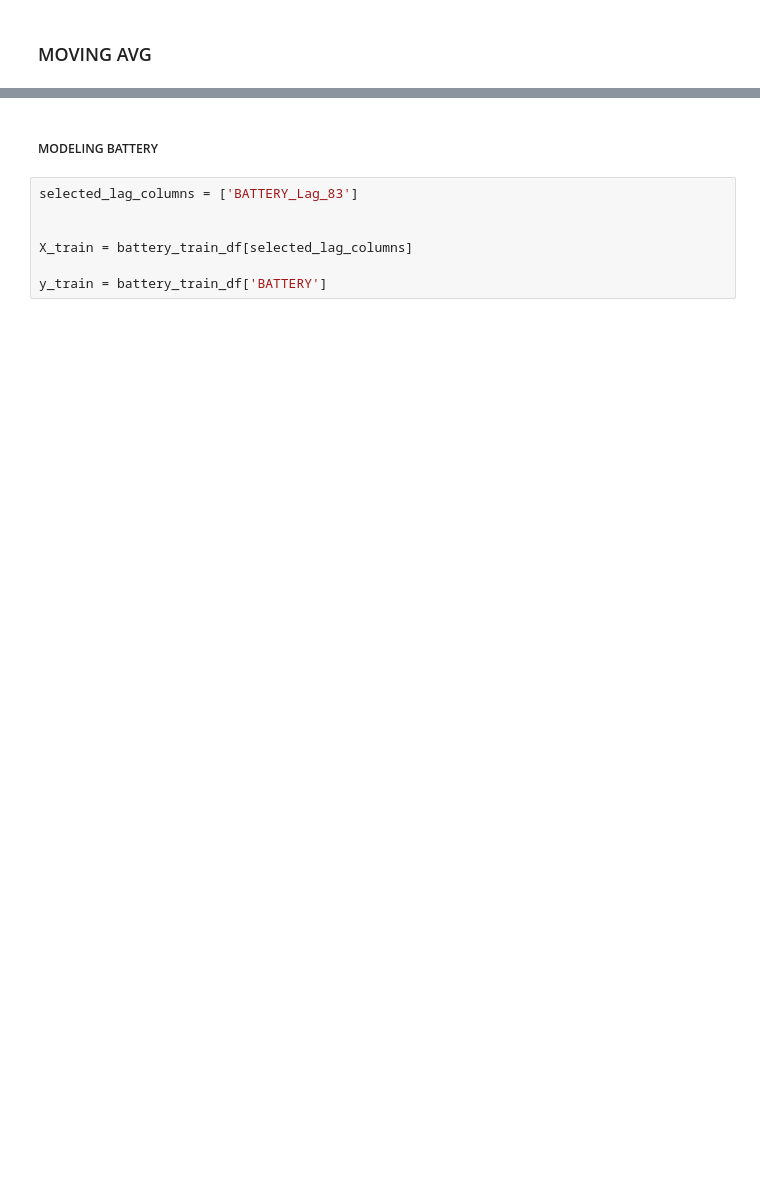
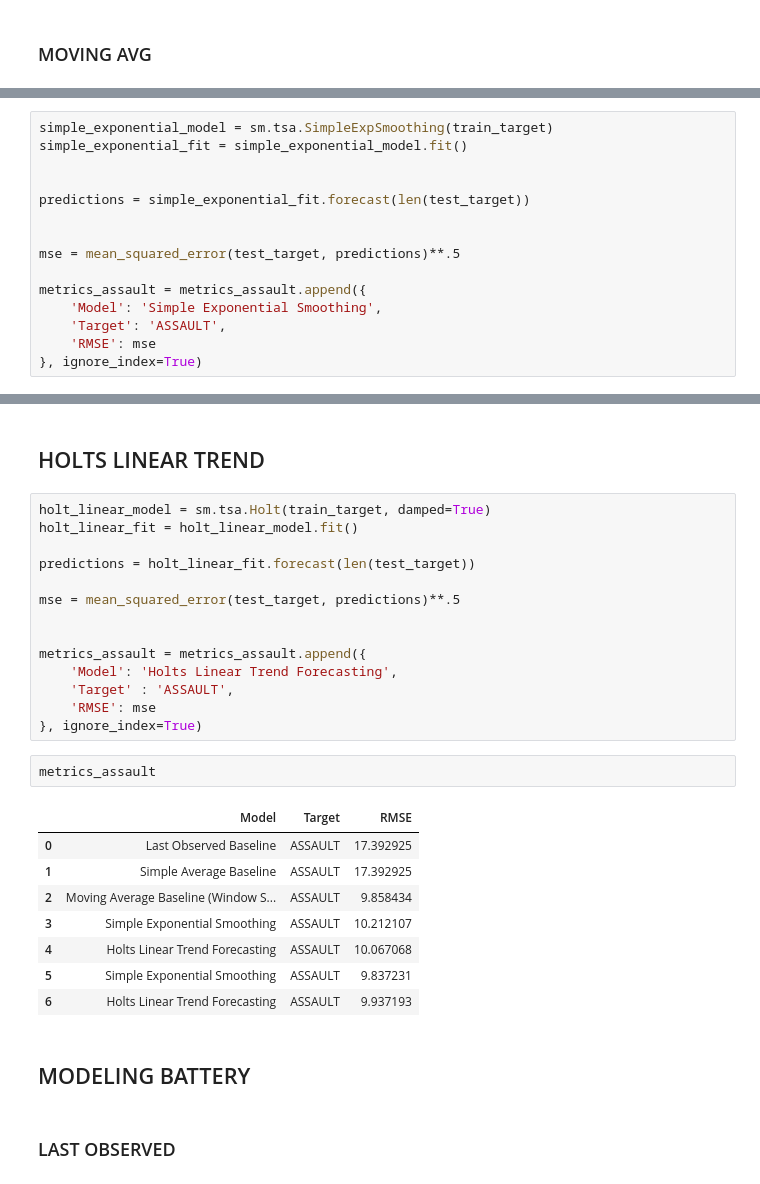
Before and after one commit to JonathanTWare/individual_project, a Jupyter notebook: rough_draft.ipynb, the cells around one changed output, grey strips where cells are left out. Saved outputs shown, nothing was run; the diff lists cells and outputs as text; blank space fills up the shorter version.

```diff
--- a/rough_draft.ipynb
+++ b/rough_draft.ipynb
@@ -423,0 +401,15 @@ yhat_df.head(3)
+# %%
+simple_exponential_model = sm.tsa.SimpleExpSmoothing(train_target)
+simple_exponential_fit = simple_exponential_model.fit()
+
+
+predictions = simple_exponential_fit.forecast(len(test_target))
+
+
+mse = mean_squared_error(test_target, predictions)**.5
+
+metrics_assault = metrics_assault.append({
+    'Model': 'Simple Exponential Smoothing',
+    'Target': 'ASSAULT',
+    'RMSE': mse
+}, ignore_index=True)
@@ -424,9 +426,31 @@ yhat_df.head(3)
+# %% [markdown]
+## HOLTS LINEAR TREND
+# %%
+holt_linear_model = sm.tsa.Holt(train_target, damped=True)
+holt_linear_fit = holt_linear_model.fit()
+
+predictions = holt_linear_fit.forecast(len(test_target))
+
+mse = mean_squared_error(test_target, predictions)**.5
+
+
+metrics_assault = metrics_assault.append({
+    'Model': 'Holts Linear Trend Forecasting',
+    'Target' : 'ASSAULT',
+    'RMSE': mse
+}, ignore_index=True)
+# %%
+metrics_assault
+# %% [output]
+|  | Model | Target | RMSE |
+| 0 | Last Observed Baseline | ASSAULT | 17.392925 |
+| 1 | Simple Average Baseline | ASSAULT | 17.392925 |
+| 2 | Moving Average Baseline (Window S... | ASSAULT | 9.858434 |
+| 3 | Simple Exponential Smoothing | ASSAULT | 10.212107 |
+| 4 | Holts Linear Trend Forecasting | ASSAULT | 10.067068 |
+| 5 | Simple Exponential Smoothing | ASSAULT | 9.837231 |
+| 6 | Holts Linear Trend Forecasting | ASSAULT | 9.937193 |
 # %% [markdown]
-#####  MODELING BATTERY
+## MODELING BATTERY
-# %%
-selected_lag_columns = ['BATTERY_Lag_83']
-
-
-X_train = battery_train_df[selected_lag_columns]
-
-y_train = battery_train_df['BATTERY']
+# %% [markdown]
+### LAST OBSERVED
```
Also changed, not shown: parts of 60 cells of this notebook, 1 other file.
